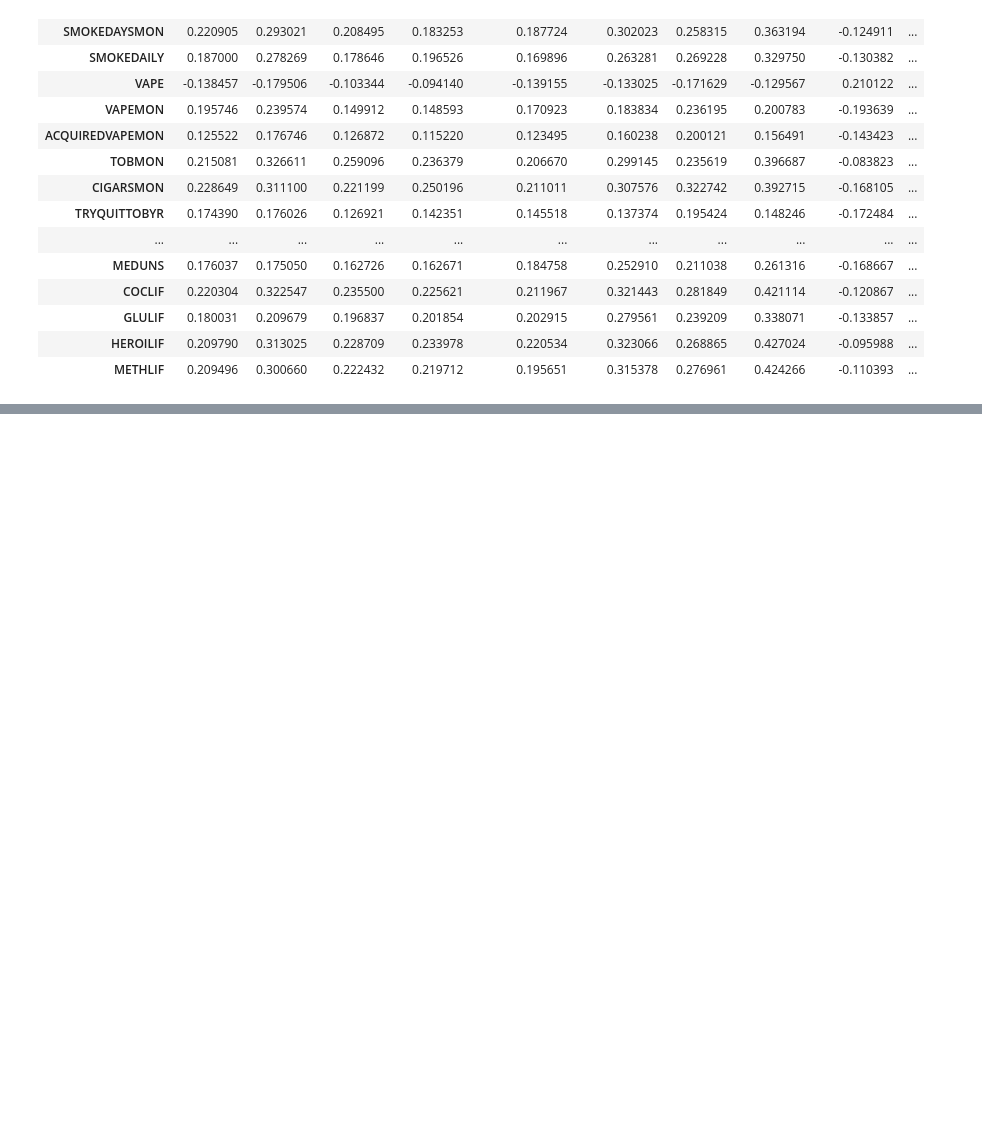
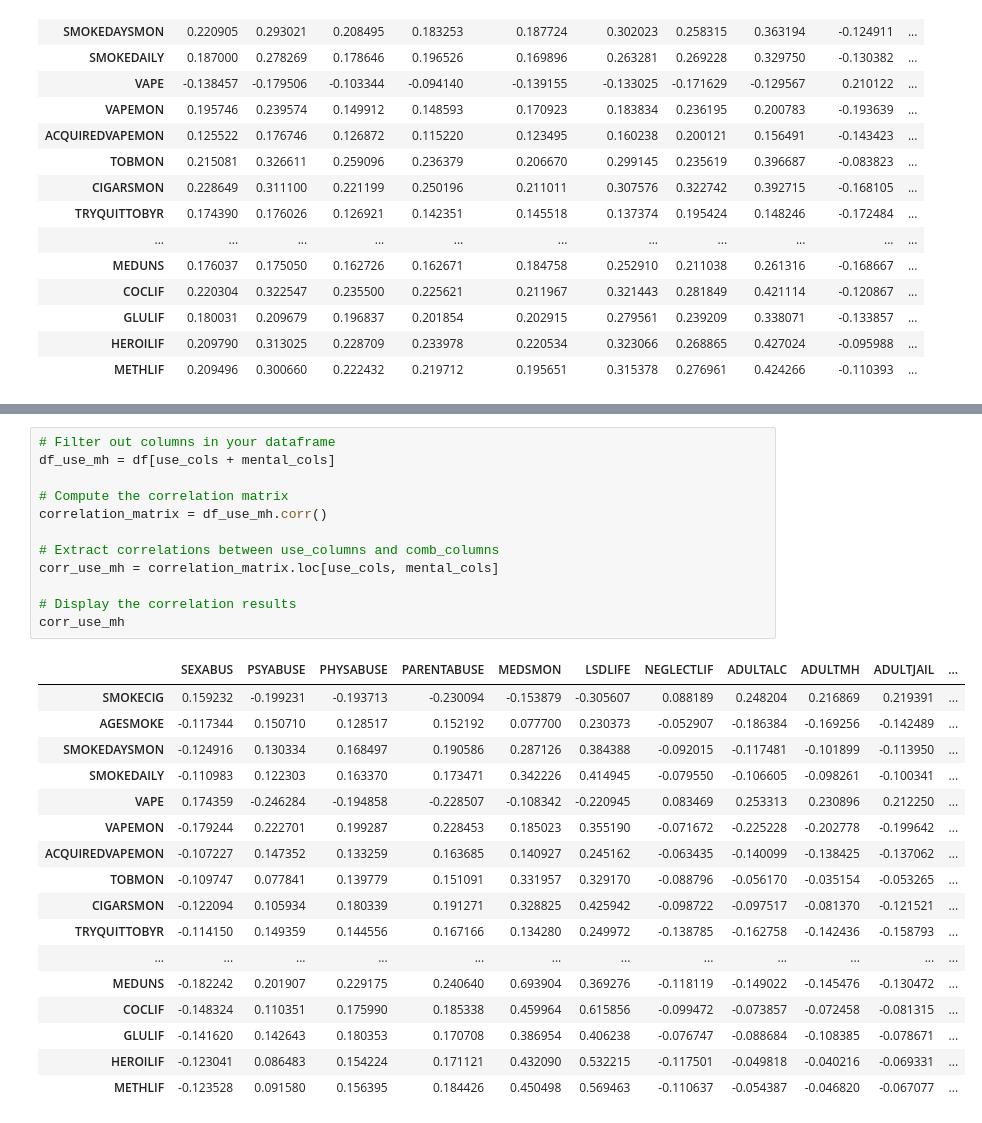
Before and after one commit to agorricho/TAG_Data_Challenge_2025, a Jupyter notebook: strdata/XXHq2023.ipynb, the cells around one changed output, grey strips where cells are left out. Drawn from its saved outputs; the diff is of its cells as text; blank space fills up the shorter version.

```diff
--- a/strdata/XXHq2023.ipynb
+++ b/strdata/XXHq2023.ipynb
@@ -181,0 +193,30 @@ corr_use_qual
+# %%
+# Filter out columns in your dataframe
+df_use_mh = df[use_cols + mental_cols]
+
+# Compute the correlation matrix
+correlation_matrix = df_use_mh.corr()
+
+# Extract correlations between use_columns and comb_columns
+corr_use_mh = correlation_matrix.loc[use_cols, mental_cols]
+
+# Display the correlation results
+corr_use_mh
+# %% [output]
+|  | SEXABUS | PSYABUSE | PHYSABUSE | PARENTABUSE | MEDSMON | LSDLIFE | NEGLECTLIF | ADULTALC | ADULTMH | ADULTJAIL | ... |
+| SMOKECIG | 0.159232 | -0.199231 | -0.193713 | -0.230094 | -0.153879 | -0.305607 | 0.088189 | 0.248204 | 0.216869 | 0.219391 | ... |
+| AGESMOKE | -0.117344 | 0.150710 | 0.128517 | 0.152192 | 0.077700 | 0.230373 | -0.052907 | -0.186384 | -0.169256 | -0.142489 | ... |
+| SMOKEDAYSMON | -0.124916 | 0.130334 | 0.168497 | 0.190586 | 0.287126 | 0.384388 | -0.092015 | -0.117481 | -0.101899 | -0.113950 | ... |
+| SMOKEDAILY | -0.110983 | 0.122303 | 0.163370 | 0.173471 | 0.342226 | 0.414945 | -0.079550 | -0.106605 | -0.098261 | -0.100341 | ... |
+| VAPE | 0.174359 | -0.246284 | -0.194858 | -0.228507 | -0.108342 | -0.220945 | 0.083469 | 0.253313 | 0.230896 | 0.212250 | ... |
+| VAPEMON | -0.179244 | 0.222701 | 0.199287 | 0.228453 | 0.185023 | 0.355190 | -0.071672 | -0.225228 | -0.202778 | -0.199642 | ... |
+| ACQUIREDVAPEMON | -0.107227 | 0.147352 | 0.133259 | 0.163685 | 0.140927 | 0.245162 | -0.063435 | -0.140099 | -0.138425 | -0.137062 | ... |
+| TOBMON | -0.109747 | 0.077841 | 0.139779 | 0.151091 | 0.331957 | 0.329170 | -0.088796 | -0.056170 | -0.035154 | -0.053265 | ... |
+| CIGARSMON | -0.122094 | 0.105934 | 0.180339 | 0.191271 | 0.328825 | 0.425942 | -0.098722 | -0.097517 | -0.081370 | -0.121521 | ... |
+| TRYQUITTOBYR | -0.114150 | 0.149359 | 0.144556 | 0.167166 | 0.134280 | 0.249972 | -0.138785 | -0.162758 | -0.142436 | -0.158793 | ... |
+| ... | ... | ... | ... | ... | ... | ... | ... | ... | ... | ... | ... |
+| MEDUNS | -0.182242 | 0.201907 | 0.229175 | 0.240640 | 0.693904 | 0.369276 | -0.118119 | -0.149022 | -0.145476 | -0.130472 | ... |
+| COCLIF | -0.148324 | 0.110351 | 0.175990 | 0.185338 | 0.459964 | 0.615856 | -0.099472 | -0.073857 | -0.072458 | -0.081315 | ... |
+| GLULIF | -0.141620 | 0.142643 | 0.180353 | 0.170708 | 0.386954 | 0.406238 | -0.076747 | -0.088684 | -0.108385 | -0.078671 | ... |
+| HEROILIF | -0.123041 | 0.086483 | 0.154224 | 0.171121 | 0.432090 | 0.532215 | -0.117501 | -0.049818 | -0.040216 | -0.069331 | ... |
+| METHLIF | -0.123528 | 0.091580 | 0.156395 | 0.184426 | 0.450498 | 0.569463 | -0.110637 | -0.054387 | -0.046820 | -0.067077 | ... |
```
Also changed, not shown: parts of 4 cells of this notebook, 9 other files.
